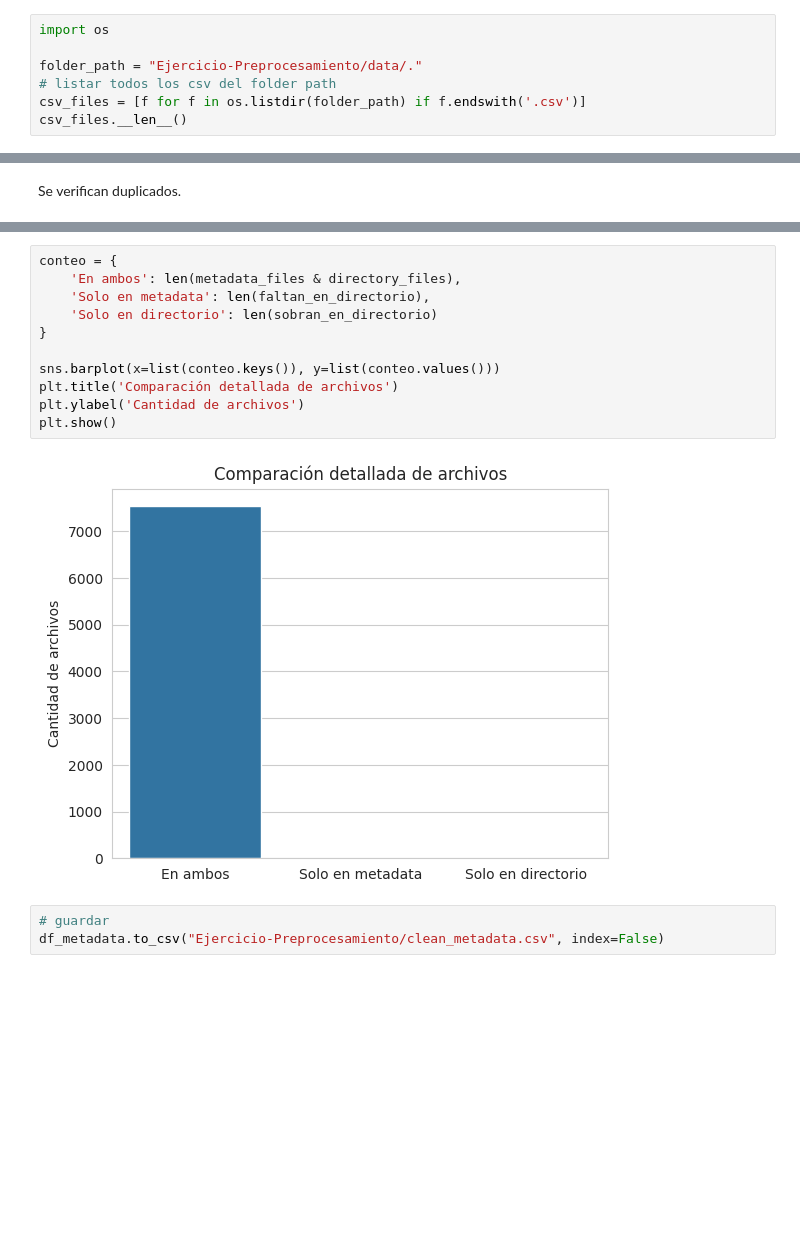
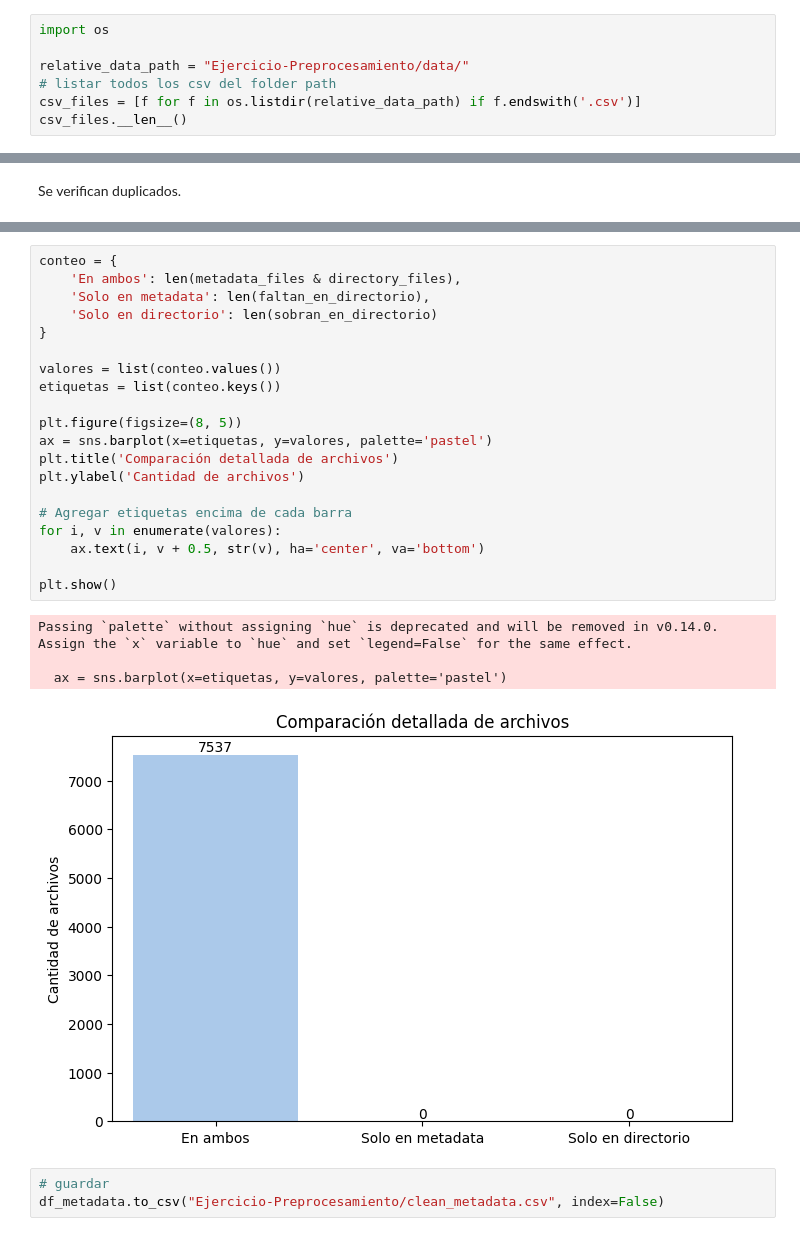
Before and after one commit to R0SEWT/ML-Island, a Jupyter notebook: Fundamentos de ML y preparacion de datos/01_ML_Preprocesamiento_CriptoMonedas.ipynb, the cells around one changed output, grey strips where cells are left out. Cells and saved outputs as stored; diff of their text form; blank space fills up the shorter version.

Commit message:
feat clean data
Dup and missing values

```diff
--- a/Fundamentos de ML y preparacion de datos/01_ML_Preprocesamiento_CriptoMonedas.ipynb
+++ b/Fundamentos de ML y preparacion de datos/01_ML_Preprocesamiento_CriptoMonedas.ipynb
@@ -56,9 +45,9 @@ Reparar el comprimido en caso hubiera error durante la carga y descomprimir
 # %%
 import os
 
-folder_path = "Ejercicio-Preprocesamiento/data/."
+relative_data_path = "Ejercicio-Preprocesamiento/data/"
 # listar todos los csv del folder path
-csv_files = [f for f in os.listdir(folder_path) if f.endswith('.csv')]
+csv_files = [f for f in os.listdir(relative_data_path) if f.endswith('.csv')]
 csv_files.__len__()
 # %% [output]
 7537
@@ -160,16 +168,28 @@ Los archivos coinciden con la metadata
 # %%
 conteo = {
     'En ambos': len(metadata_files & directory_files),
     'Solo en metadata': len(faltan_en_directorio),
     'Solo en directorio': len(sobran_en_directorio)
 }
 
-sns.barplot(x=list(conteo.keys()), y=list(conteo.values()))
+valores = list(conteo.values())
+etiquetas = list(conteo.keys())
+
+plt.figure(figsize=(8, 5))
+ax = sns.barplot(x=etiquetas, y=valores, palette='pastel')
 plt.title('Comparación detallada de archivos')
 plt.ylabel('Cantidad de archivos')
+
+# Agregar etiquetas encima de cada barra
+for i, v in enumerate(valores):
+    ax.text(i, v + 0.5, str(v), ha='center', va='bottom')
+
 plt.show()
 # %% [output]
+Passing `palette` without assigning `hue` is deprecated and will be removed in v0.14.0. Assign the `x` variable to `hue` and set `legend=False` for the same effect.
+
+  ax = sns.barplot(x=etiquetas, y=valores, palette='pastel')
-[figure, old version]
+[figure, new version]
 # %%
 # guardar
 df_metadata.to_csv("Ejercicio-Preprocesamiento/clean_metadata.csv", index=False)
```
Also changed, not shown: parts of 14 cells of this notebook, 1 other file.
